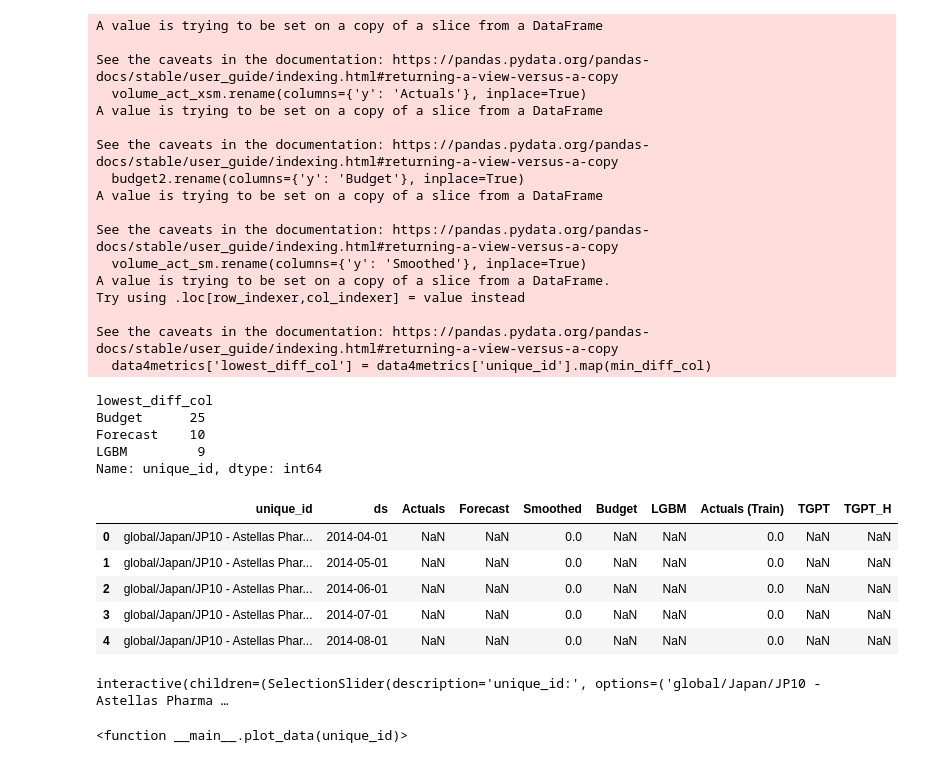
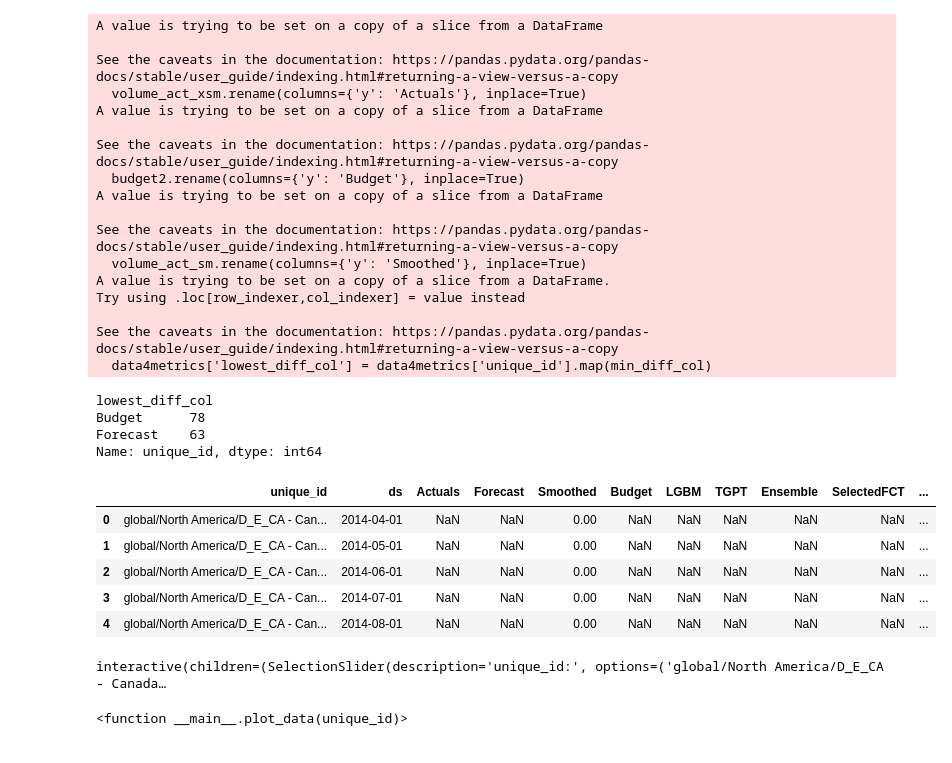
Before and after one commit to achett/Hierarchical-Model, a Jupyter notebook: Bayesian_Hierarchical_Model.ipynb, the cells around one changed output. Cells and saved outputs as stored; diff of their text form; code cells hidden in the pictures.

Commit message:
Includes backtesting

```diff
--- a/Bayesian_Hierarchical_Model.ipynb
+++ b/Bayesian_Hierarchical_Model.ipynb
@@ -121,7 +143,10 @@ See the caveats in the documentation: https://pandas.pydata.org/pandas-docs/stab
 # %%
 # Subset
-regs2include = ['US10 - Astellas Pharma US, Inc.', 'US21 - Agensys, Inc.', 'JP10 - Astellas Pharma Inc']
-volume_act = volume_act[volume_act['level3'].isin(regs2include)]
+# regs2include = ['US10 - Astellas Pharma US, Inc.', 'US21 - Agensys, Inc.', 'JP10 - Astellas Pharma Inc']
+# volume_act = volume_act[volume_act['level3'].isin(regs2include)]
+
+level2include = ['Japan', 'West Europe', 'North America']
+volume_act = volume_act[volume_act['level2'].isin(level2include)]
 # %%
 ########################
 # IDENTIFY UNIVERSE
@@ -535,26 +690,48 @@ And if memory is not enough, you can set `force_col_wise=true`.
+# %%
+########################
+# FIND IDS WITH SPEND
+########################
+# Assuming sga is your dataframe
+# Group by 'ID' and sum 'AP' and 'Field_Sales'
+grouped1 = sga1.groupby('unique_id')[['AP']].sum()
+grouped2 = sga2.groupby('unique_id')[['Field_Sales']].sum()
+
+# Find IDs where both 'AP' and 'Field_Sales' are greater than zero
+filtered_ids = set(grouped1[(grouped1['AP'] > 0)].index.tolist() + grouped2[(grouped2['Field_Sales'] > 0)].index.tolist())
 # %%
 ########################
 # METRICS
 ########################
 inputFile = '/content/drive/MyDrive/Colab Notebooks/Revenue Prediction/data/tgpt_results.csv'
 tgpt_fct = pd.read_csv(inputFile)
+tgpt_fct['ds'] = pd.to_datetime(tgpt_fct['ds'])
 
 # Subset
 volume_act_xsm = volume_act[['unique_id', 'ds', 'y']]
 volume_act_sm = volume_act2[['unique_id', 'ds', 'y']]
 budget2 = budget[['unique_id', 'ds', 'y']]
+tgpt_fct = tgpt_fct[['unique_id', 'ds', 'TGPT']]
 
 # Assign names
 volume_act_xsm.rename(columns={'y': 'Actuals'}, inplace=True)
 budget2.rename(columns={'y': 'Budget'}, inplace=True)
 volume_act_sm.rename(columns={'y': 'Smoothed'}, inplace=True)
-all_forecasts_df.rename(columns={'y': 'LGBM'}, inplace=True)
+lgbm_fct.rename(columns={'y': 'LGBM'}, inplace=True)
+ets_fct.rename(columns={'y': 'Forecast'}, inplace=True)
 
 # Merge actuals, budget and forecast
-rev_at = volume_act_xsm.merge(volume_fct, on=['unique_id', 'ds'], how='left')
+rev_at = volume_act_xsm.merge(ets_fct, on=['unique_id', 'ds'], how='left')
 rev_at = rev_at.merge(volume_act_sm, on=['unique_id', 'ds'], how='left')
 rev_at = rev_at.merge(budget2, on=['unique_id', 'ds'], how='left')
-rev_at = rev_at.merge(all_forecasts_df, on=['unique_id', 'ds'], how='left')
+rev_at = rev_at.merge(lgbm_fct, on=['unique_id', 'ds'], how='left')
+rev_at = rev_at.merge(tgpt_fct, on=['unique_id', 'ds'], how='left')
+
+# Create ensemble
+rev_at['Ensemble'] = rev_at[['Forecast', 'LGBM']].mean(axis=1)
+
+# Assuming rev_at is your dataframe, filtered_ids is your list of IDs
+rev_at['SelectedFCT'] = np.where(rev_at['unique_id'].isin(filtered_ids), rev_at['LGBM'], rev_at['Forecast'])
+
 
 # Only keep tested ts
 rev_at = rev_at[rev_at['unique_id'].isin(tested_ts)]
@@ -576,7 +753,7 @@ absolute_diff = summed_df.subtract(summed_df['Actuals'], axis=0).abs()
 percentage_diff = summed_df.subtract(summed_df['Actuals'], axis=0).div(summed_df['Actuals'], axis=0).abs()
 
 # Drop the 'Actuals' column as we don't need to compare it with itself
-absolute_diff.drop(columns=['Actuals', 'Smoothed'], inplace=True)
+absolute_diff.drop(columns=['Actuals', 'Smoothed', 'LGBM', 'TGPT', 'Ensemble', 'SelectedFCT'], inplace=True)
 
 # Find the column with the lowest difference for each unique_id and add to metrics table
 min_diff_col = absolute_diff.idxmin(axis=1)
@@ -608,7 +785,6 @@ Try using .loc[row_indexer,col_indexer] = value instead
 See the caveats in the documentation: https://pandas.pydata.org/pandas-docs/stable/user_guide/indexing.html#returning-a-view-versus-a-copy
   data4metrics['lowest_diff_col'] = data4metrics['unique_id'].map(min_diff_col)
 lowest_diff_col
-Budget      25
-Forecast    10
-LGBM         9
+Budget      78
+Forecast    63
 Name: unique_id, dtype: int64
@@ -618,36 +791,32 @@ print(percentage_diff[percentage_diff['Budget']<10].shape)
 # %%
 ########################
 # CREATE PLOT DATA
 ########################
 fct_st_date = pd.to_datetime(fct_st_date)
 
 # Add revenue actuals
 data2plot = rev_at.copy()
 data2plot['ds'] = pd.to_datetime(data2plot['ds'])
 
 # Update Actuals columns
 data2plot['Actuals (Train)'] = data2plot['Actuals'].copy()
 data2plot['Actuals'] = data2plot.apply(lambda row: row['Actuals'] if row['ds'] >= fct_st_date else None, axis=1)
 data2plot['Actuals (Train)'] = data2plot.apply(lambda row: row['Actuals (Train)'] if row['ds'] < fct_st_date else None, axis=1)
 
-# Add TGPT forecast
-tgpt_fct['ds'] = pd.to_datetime(tgpt_fct['ds'])
-data2plot = data2plot.merge(tgpt_fct, on=['ds', 'unique_id'], how='left')
-
 # Filter to end date
 data2plot = data2plot[data2plot['ds']<=fct_end_date]
 
 # Find TS to fix
 ts2fix = data2plot[data2plot['unique_id'].isin(bud_winners)]
 
 data2plot.head()
 # %% [output]
-|  | unique_id | ds | Actuals | Forecast | Smoothed | Budget | LGBM | Actuals (Train) | TGPT | TGPT_H |
-| 0 | global/Japan/JP10 - Astellas Phar... | 2014-04-01 | NaN | NaN | 0.0 | NaN | NaN | 0.0 | NaN | NaN |
-| 1 | global/Japan/JP10 - Astellas Phar... | 2014-05-01 | NaN | NaN | 0.0 | NaN | NaN | 0.0 | NaN | NaN |
-| 2 | global/Japan/JP10 - Astellas Phar... | 2014-06-01 | NaN | NaN | 0.0 | NaN | NaN | 0.0 | NaN | NaN |
-| 3 | global/Japan/JP10 - Astellas Phar... | 2014-07-01 | NaN | NaN | 0.0 | NaN | NaN | 0.0 | NaN | NaN |
-| 4 | global/Japan/JP10 - Astellas Phar... | 2014-08-01 | NaN | NaN | 0.0 | NaN | NaN | 0.0 | NaN | NaN |
+|  | unique_id | ds | Actuals | Forecast | Smoothed | Budget | LGBM | TGPT | Ensemble | SelectedFCT | ... |
+| 0 | global/North America/D_E_CA - Can... | 2014-04-01 | NaN | NaN | 0.00 | NaN | NaN | NaN | NaN | NaN | ... |
+| 1 | global/North America/D_E_CA - Can... | 2014-05-01 | NaN | NaN | 0.00 | NaN | NaN | NaN | NaN | NaN | ... |
+| 2 | global/North America/D_E_CA - Can... | 2014-06-01 | NaN | NaN | 0.00 | NaN | NaN | NaN | NaN | NaN | ... |
+| 3 | global/North America/D_E_CA - Can... | 2014-07-01 | NaN | NaN | 0.00 | NaN | NaN | NaN | NaN | NaN | ... |
+| 4 | global/North America/D_E_CA - Can... | 2014-08-01 | NaN | NaN | 0.00 | NaN | NaN | NaN | NaN | NaN | ... |
 # %%
 ########################
 # PLOT
@@ -667,7 +836,7 @@ from io import BytesIO
 def plot_data(unique_id):
     # Define x_column and y_columns directly
     x_column = data2use.columns[1]
-    y_columns = [data2use.columns[2], data2use.columns[3], data2use.columns[5], data2use.columns[6], data2use.columns[7]]
+    y_columns = [data2use.columns[2], data2use.columns[3], data2use.columns[5], data2use.columns[6], data2use.columns[7], data2use.columns[8], data2use.columns[9], data2use.columns[10]]
 
     # Filter data based on selected unique_id
     filtered_data = data2plot[data2plot['unique_id'] == unique_id]
@@ -747,7 +916,7 @@ unique_id_selector = widgets.SelectionSlider(
 # Display interactive plot
 interact(plot_data, unique_id=unique_id_selector)
 # %% [output]
-interactive(children=(SelectionSlider(description='unique_id:', options=('global/Japan/JP10 - Astellas Pharma …
+interactive(children=(SelectionSlider(description='unique_id:', options=('global/North America/D_E_CA - Canada…
 <function __main__.plot_data(unique_id)>
 # %%
 ####################
```
Also changed, not shown: parts of 17 cells of this notebook.
